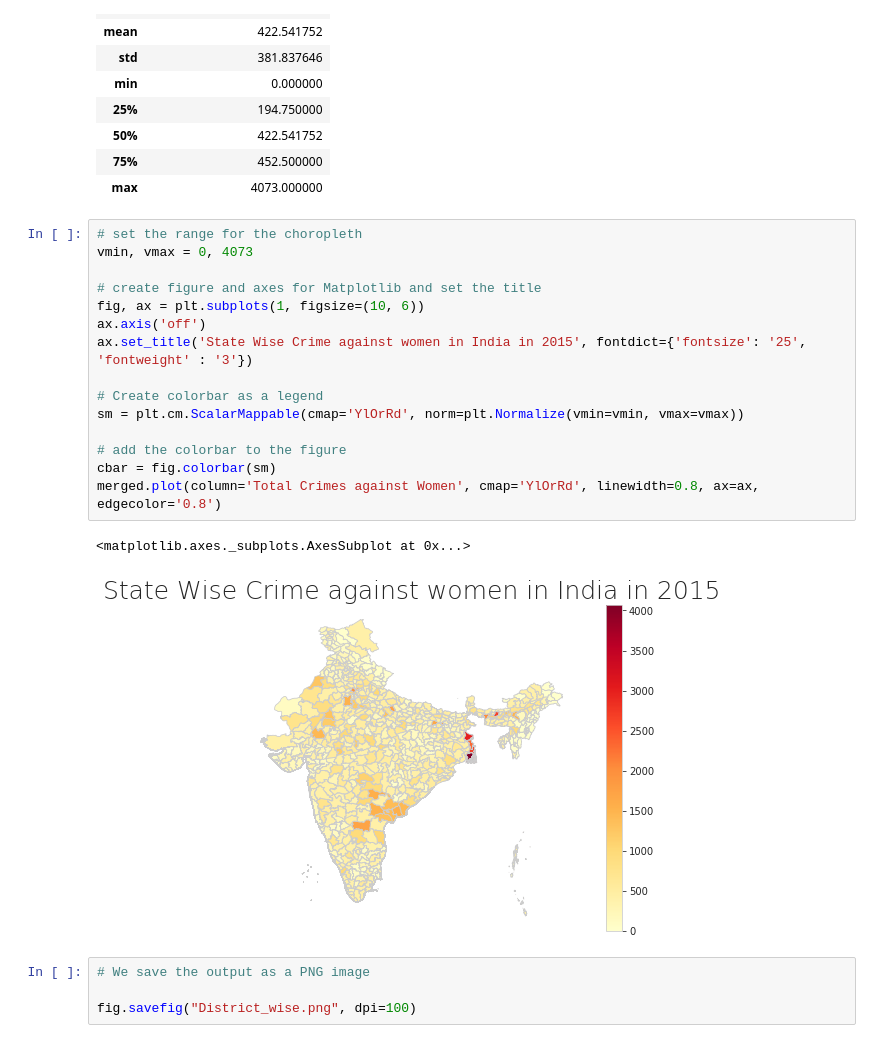
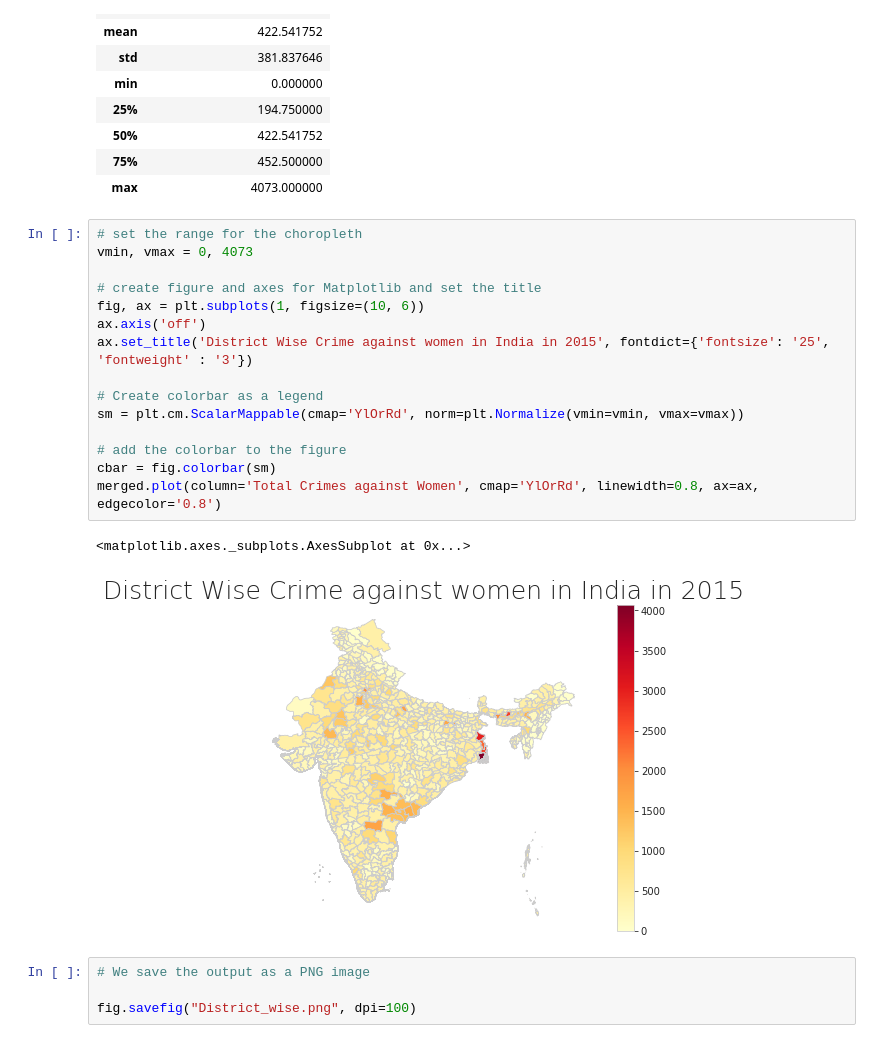
Before and after one commit to yasersakkaf/Visualize-Women-Harrasment-in-India-using-GeoPandas, a Jupyter notebook: Visualization.ipynb, the cells around one changed output. Drawn from its saved outputs; the diff is of its cells as text.

Commit message:
Adding Images

```diff
--- a/Visualization.ipynb
+++ b/Visualization.ipynb
@@ -284,21 +284,21 @@ merged.describe()
 # %%
 # set the range for the choropleth
 vmin, vmax = 0, 4073
 
 # create figure and axes for Matplotlib and set the title
 fig, ax = plt.subplots(1, figsize=(10, 6))
 ax.axis('off')
-ax.set_title('State Wise Crime against women in India in 2015', fontdict={'fontsize': '25', 'fontweight' : '3'})
+ax.set_title('District Wise Crime against women in India in 2015', fontdict={'fontsize': '25', 'fontweight' : '3'})
 
 # Create colorbar as a legend
 sm = plt.cm.ScalarMappable(cmap='YlOrRd', norm=plt.Normalize(vmin=vmin, vmax=vmax))
 
 # add the colorbar to the figure
 cbar = fig.colorbar(sm)
 merged.plot(column='Total Crimes against Women', cmap='YlOrRd', linewidth=0.8, ax=ax, edgecolor='0.8')
 # %% [output]
 <matplotlib.axes._subplots.AxesSubplot at 0x...>
-[figure, old version]
+[figure, new version]
 # %%
 # We save the output as a PNG image
 
```
Also changed, not shown: 1 other file.
